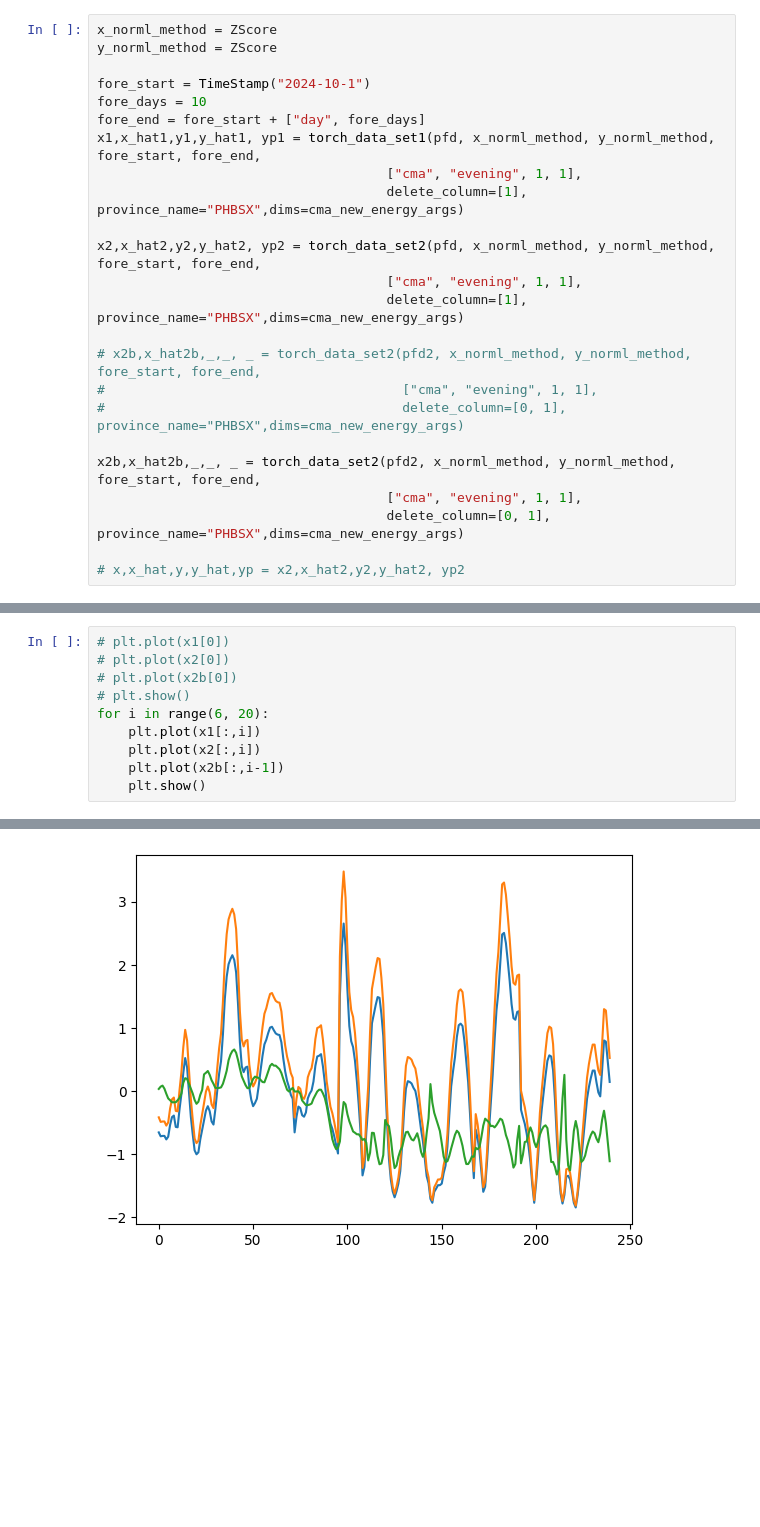
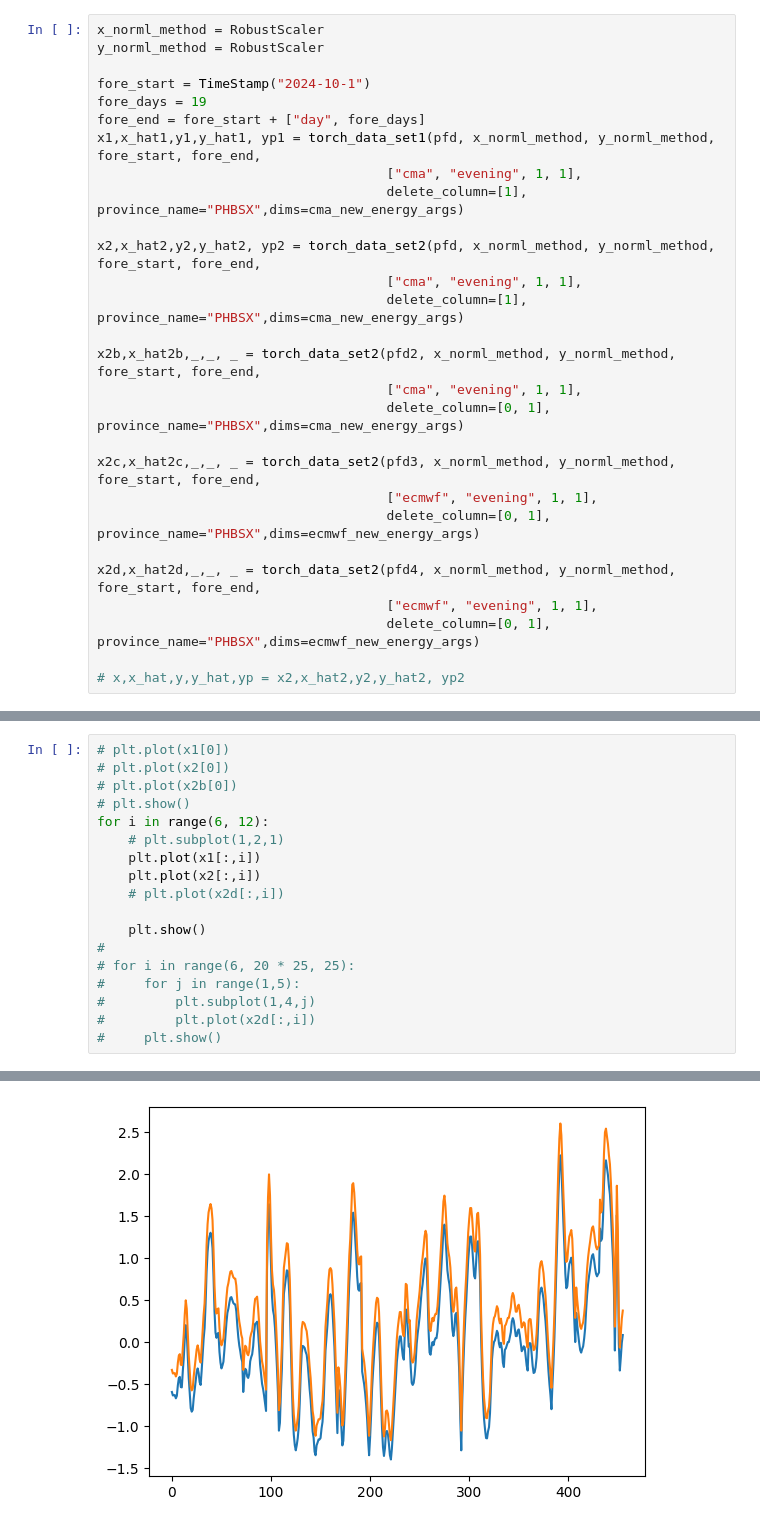
Before and after one commit to Sy-Sang/finance_utils, a Jupyter notebook: electrical2/spot/probabilistic/forecast/notebook/vtnb3.ipynb, the cells around one changed output, grey strips where cells are left out. Cells and saved outputs as stored; diff of their text form; blank space fills up the shorter version.

```diff
--- a/electrical2/spot/probabilistic/forecast/notebook/vtnb3.ipynb
+++ b/electrical2/spot/probabilistic/forecast/notebook/vtnb3.ipynb
@@ -56,11 +60,11 @@ print(pfd.eddt)
 2024-10-01 00:00:00
 2024-10-31 23:59:59
 # %%
-x_norml_method = ZScore
-y_norml_method = ZScore
+x_norml_method = RobustScaler
+y_norml_method = RobustScaler
 
 fore_start = TimeStamp("2024-10-1")
-fore_days = 10
+fore_days = 19
 fore_end = fore_start + ["day", fore_days]
 x1,x_hat1,y1,y_hat1, yp1 = torch_data_set1(pfd, x_norml_method, y_norml_method, fore_start, fore_end,
                                      ["cma", "evening", 1, 1],
@@ -70,13 +74,17 @@ x2,x_hat2,y2,y_hat2, yp2 = torch_data_set2(pfd, x_norml_method, y_norml_method,
                                      ["cma", "evening", 1, 1],
                                      delete_column=[1], province_name="PHBSX",dims=cma_new_energy_args)
 
-# x2b,x_hat2b,_,_, _ = torch_data_set2(pfd2, x_norml_method, y_norml_method, fore_start, fore_end,
-#                                      ["cma", "evening", 1, 1],
-#                                      delete_column=[0, 1], province_name="PHBSX",dims=cma_new_energy_args)
-
 x2b,x_hat2b,_,_, _ = torch_data_set2(pfd2, x_norml_method, y_norml_method, fore_start, fore_end,
                                      ["cma", "evening", 1, 1],
                                      delete_column=[0, 1], province_name="PHBSX",dims=cma_new_energy_args)
 
+x2c,x_hat2c,_,_, _ = torch_data_set2(pfd3, x_norml_method, y_norml_method, fore_start, fore_end,
+                                     ["ecmwf", "evening", 1, 1],
+                                     delete_column=[0, 1], province_name="PHBSX",dims=ecmwf_new_energy_args)
+
+x2d,x_hat2d,_,_, _ = torch_data_set2(pfd4, x_norml_method, y_norml_method, fore_start, fore_end,
+                                     ["ecmwf", "evening", 1, 1],
+                                     delete_column=[0, 1], province_name="PHBSX",dims=ecmwf_new_energy_args)
+
 # x,x_hat,y,y_hat,yp = x2,x_hat2,y2,y_hat2, yp2
 # %%
@@ -112,9 +122,17 @@ torch.Size([264])
 # plt.plot(x2[0])
 # plt.plot(x2b[0])
 # plt.show()
-for i in range(6, 20):
+for i in range(6, 12):
+    # plt.subplot(1,2,1)
     plt.plot(x1[:,i])
     plt.plot(x2[:,i])
-    plt.plot(x2b[:,i-1])
+    # plt.plot(x2d[:,i])
+
     plt.show()
+#
+# for i in range(6, 20 * 25, 25):
+#     for j in range(1,5):
+#         plt.subplot(1,4,j)
+#         plt.plot(x2d[:,i])
+#     plt.show()
 # %% [output]
@@ -125 +143 @@ for i in range(6, 20):
-[figure, old version]
+[figure, new version]
```
Also changed, not shown: parts of 9 cells of this notebook, 3 other files.
